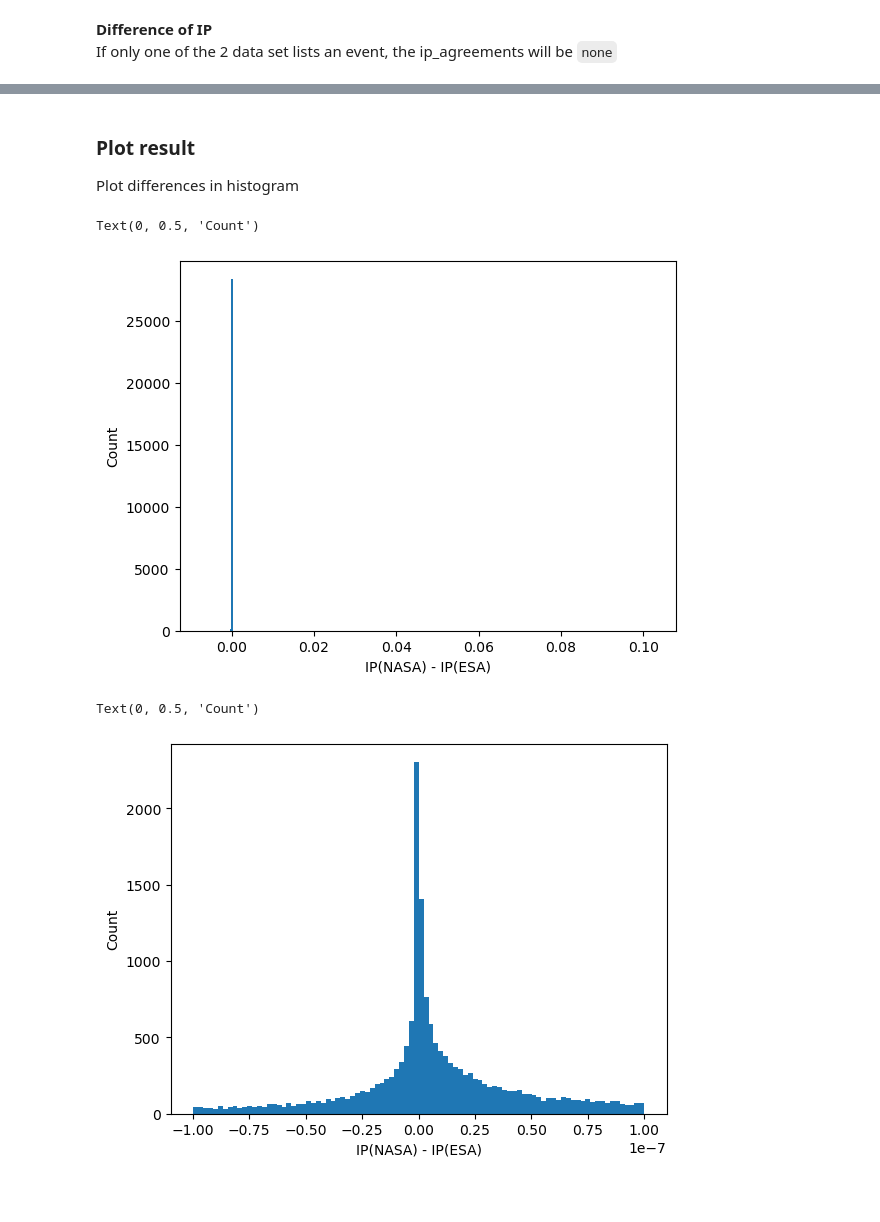
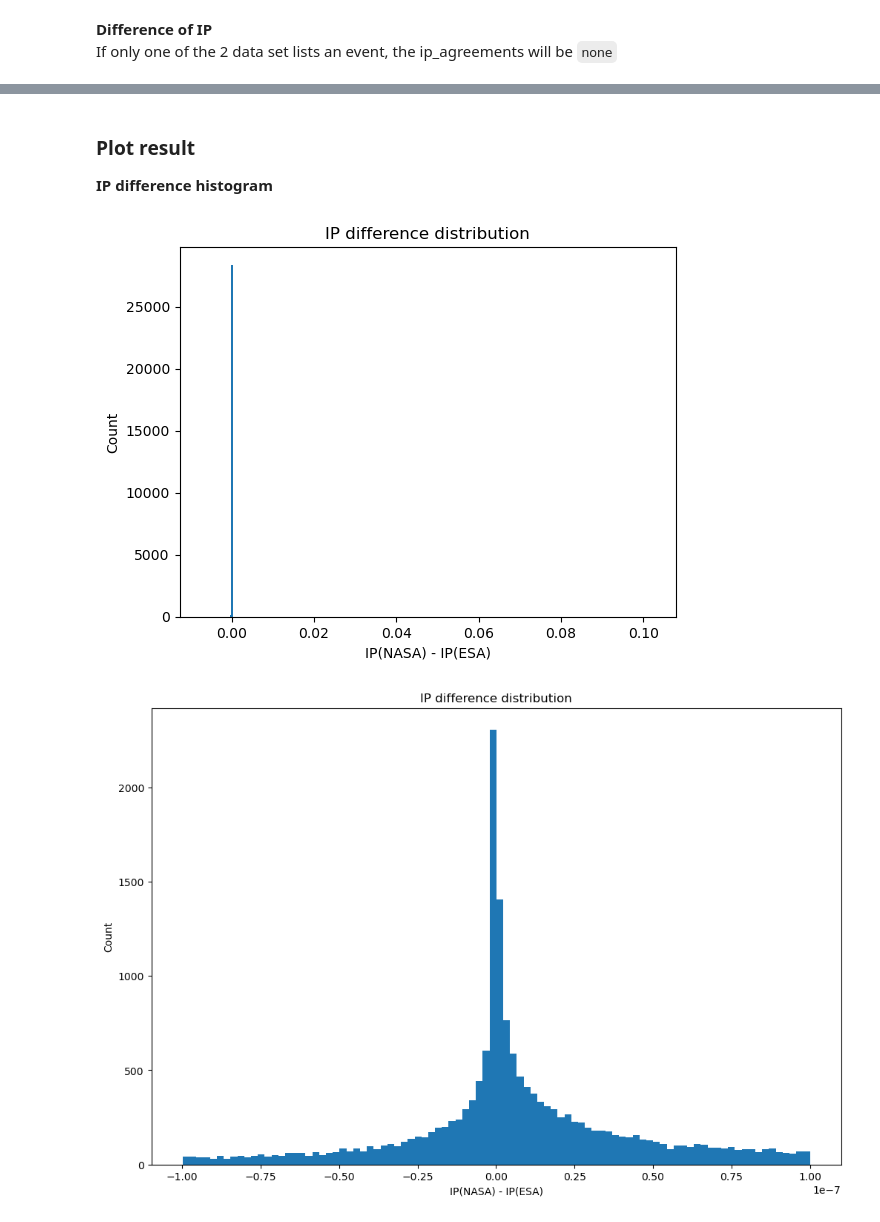
Before and after one commit to kiyo-astro/ASTR302_projectNEO, a Jupyter notebook: view_result.ipynb, the cells around one changed output, grey strips where cells are left out. Saved outputs shown, nothing was run; the diff lists cells and outputs as text; code cells hidden in the pictures; blank space fills up the shorter version.

```diff
--- a/view_result.ipynb
+++ b/view_result.ipynb
@@ -55,6 +56,7 @@ If only one of the 2 data set lists an event, the ip_agreements will be `none`
 # %%
 ip_differences = []
 ip_agreements = []
+years = []
 for row in NASA_ESA_ip_table:
     if row["ip_NASA"] is None:
         ip_differences.append(-row["ip_ESA"])
@@ -67,6 +69,8 @@ for row in NASA_ESA_ip_table:
     else:
         ip_differences.append(row["ip_NASA"] - row["ip_ESA"])
         ip_agreements.append(False)
+    years.append(int(row["event_id"][-10:-6]))
+NASA_ESA_ip_table["year"] = years
 NASA_ESA_ip_table["ip_difference"] = ip_differences
 NASA_ESA_ip_table["ip_agreement"] = ip_agreements
 
@@ -94,19 +98,22 @@ Table length=28566
 # %% [markdown]
 ### Plot result
-Plot differences in histogram
+**IP difference histogram**
 # %%
 _ = plt.hist(NASA_ESA_ip_table["ip_difference"], bins="auto")
 # _ = plt.hist(NASA_ESA_ip_table[(NASA_ESA_ip_table["ip_agreement"] != None)]["ip_difference"], bins="auto")
 plt.xlabel("IP(NASA) - IP(ESA)")
 plt.ylabel("Count")
+plt.title("IP difference distribution")
+plt.show()
 # %% [output]
-Text(0, 0.5, 'Count')
-[figure, old version]
+[figure, new version]
 # %%
+plt.figure(figsize = (12, 8))
 _ = plt.hist(NASA_ESA_ip_table[(abs(NASA_ESA_ip_table["ip_difference"]) < 0.0000001)]["ip_difference"], bins="auto")
 # _ = plt.hist(NASA_ESA_ip_table[(abs(NASA_ESA_ip_table["ip_difference"]) < 0.0000001) & (NASA_ESA_ip_table["ip_agreement"] != None)]["ip_difference"], bins="auto")
 plt.xlabel("IP(NASA) - IP(ESA)")
 plt.ylabel("Count")
+plt.title("IP difference distribution")
+plt.show()
 # %% [output]
-Text(0, 0.5, 'Count')
-[figure, old version]
+[figure, new version]
```
Also changed, not shown: parts of 8 cells of this notebook.
